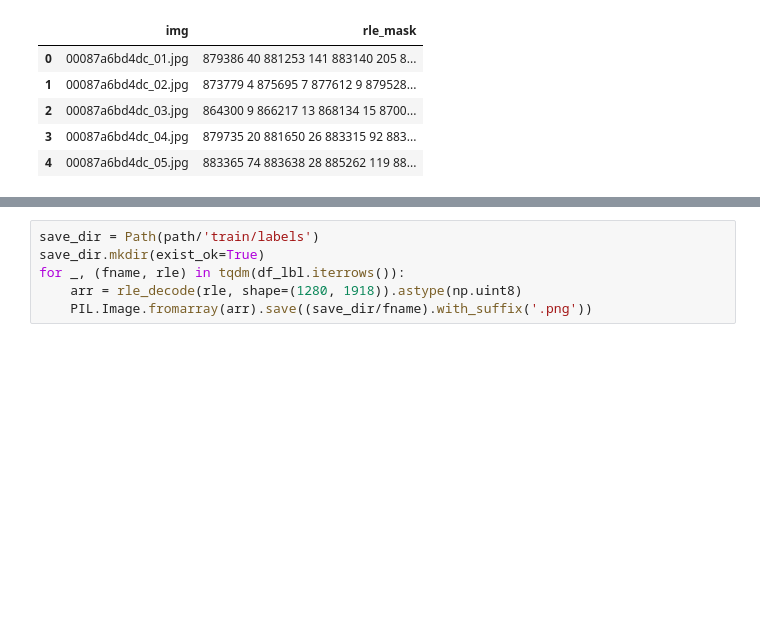
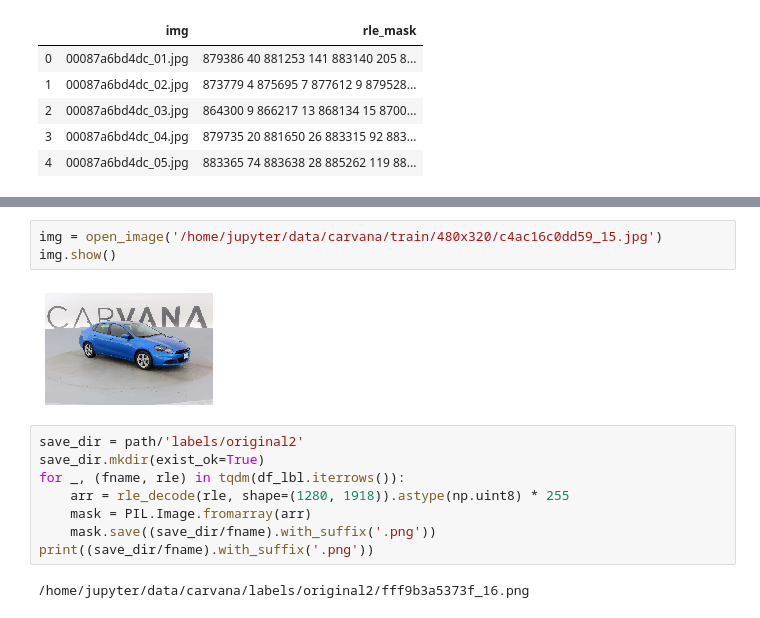
Before and after one commit to lgvaz/projects, a Jupyter notebook: vision/carvana-cars/create_png_masks.ipynb, the cells around one changed output, grey strips where cells are left out. Saved outputs shown, nothing was run; the diff lists cells and outputs as text; blank space fills up the shorter version.

```diff
--- a/vision/carvana-cars/create_png_masks.ipynb
+++ b/vision/carvana-cars/create_png_masks.ipynb
@@ -54,6 +82,15 @@ from tqdm import tqdm
+# %%
+img = open_image('/home/jupyter/data/carvana/train/480x320/c4ac16c0dd59_15.jpg')
+img.show()
+# %% [output]
+[figure, added]
 # %%
-save_dir = Path(path/'train/labels')
+save_dir = path/'labels/original2'
 save_dir.mkdir(exist_ok=True)
 for _, (fname, rle) in tqdm(df_lbl.iterrows()):
-    arr = rle_decode(rle, shape=(1280, 1918)).astype(np.uint8)
-    PIL.Image.fromarray(arr).save((save_dir/fname).with_suffix('.png'))
+    arr = rle_decode(rle, shape=(1280, 1918)).astype(np.uint8) * 255
+    mask = PIL.Image.fromarray(arr)
+    mask.save((save_dir/fname).with_suffix('.png'))
+print((save_dir/fname).with_suffix('.png'))
+# %% [output]
+/home/jupyter/data/carvana/labels/original2/fff9b3a5373f_16.png
```
Also changed, not shown: parts of 11 cells of this notebook, 5 other files.
